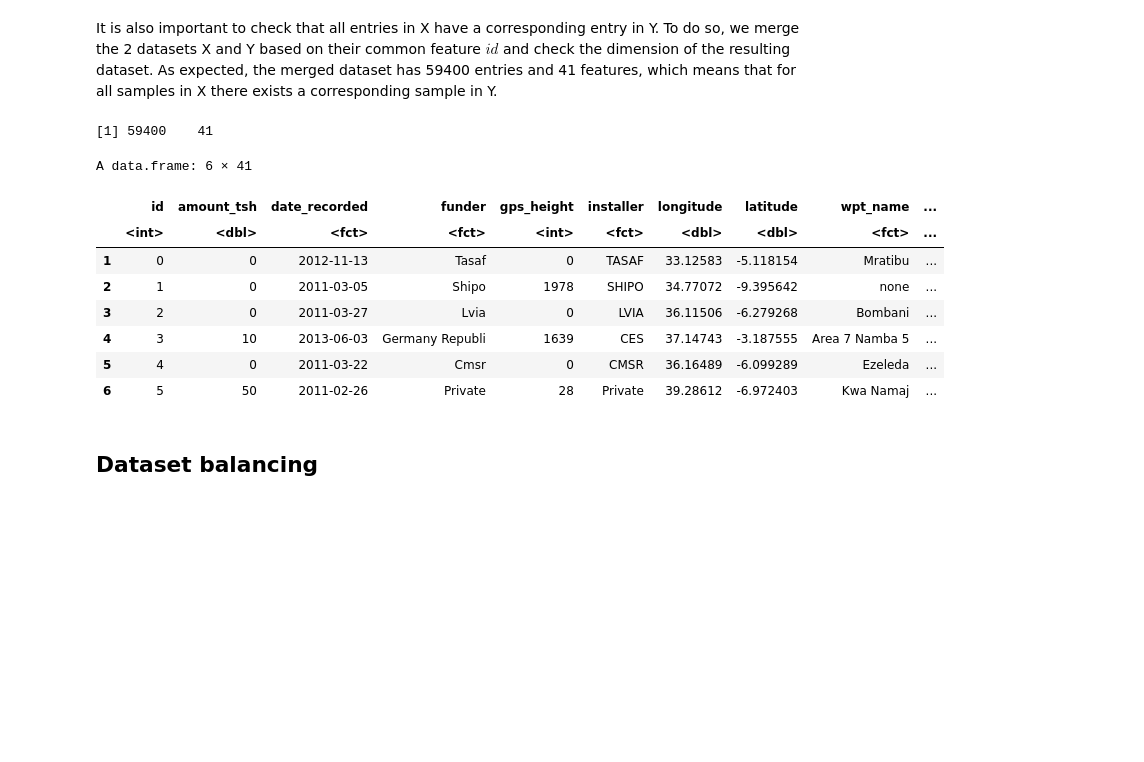
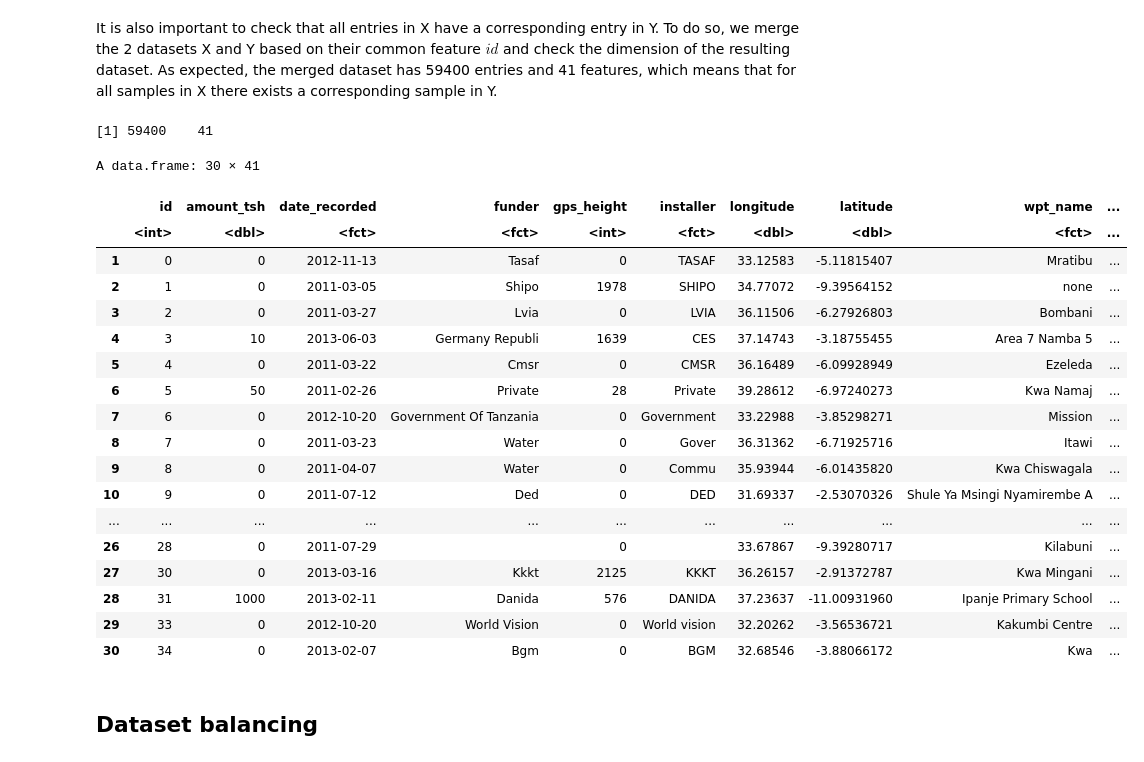
Before and after one commit to miromatagne/Driven-Data-Competition, a Jupyter notebook: ReportTemplate.ipynb, the cells around one changed output. Drawn from its saved outputs; the diff is of its cells as text; code cells hidden in the pictures; blank space fills up the shorter version.

```diff
--- a/ReportTemplate.ipynb
+++ b/ReportTemplate.ipynb
@@ -112,19 +112,29 @@ It is also important to check that all entries in X have a corresponding entry i
 # %%
 data <- merge(X,Y)
 dim(data)
-head(data)
+head(data,30)
 demo_data <- data
 # %% [output]
 [1] 59400    41
-A data.frame: 6 × 41
+A data.frame: 30 × 41
 |  | id | amount_tsh | date_recorded | funder | gps_height | installer | longitude | latitude | wpt_name | ... |
 |  | <int> | <dbl> | <fct> | <fct> | <int> | <fct> | <dbl> | <dbl> | <fct> | ... |
-| 1 | 0 | 0 | 2012-11-13 | Tasaf | 0 | TASAF | 33.12583 | -5.118154 | Mratibu | ... |
-| 2 | 1 | 0 | 2011-03-05 | Shipo | 1978 | SHIPO | 34.77072 | -9.395642 | none | ... |
-| 3 | 2 | 0 | 2011-03-27 | Lvia | 0 | LVIA | 36.11506 | -6.279268 | Bombani | ... |
-| 4 | 3 | 10 | 2013-06-03 | Germany Republi | 1639 | CES | 37.14743 | -3.187555 | Area 7 Namba 5 | ... |
-| 5 | 4 | 0 | 2011-03-22 | Cmsr | 0 | CMSR | 36.16489 | -6.099289 | Ezeleda | ... |
-| 6 | 5 | 50 | 2011-02-26 | Private | 28 | Private | 39.28612 | -6.972403 | Kwa Namaj | ... |
+| 1 | 0 | 0 | 2012-11-13 | Tasaf | 0 | TASAF | 33.12583 | -5.11815407 | Mratibu | ... |
+| 2 | 1 | 0 | 2011-03-05 | Shipo | 1978 | SHIPO | 34.77072 | -9.39564152 | none | ... |
+| 3 | 2 | 0 | 2011-03-27 | Lvia | 0 | LVIA | 36.11506 | -6.27926803 | Bombani | ... |
+| 4 | 3 | 10 | 2013-06-03 | Germany Republi | 1639 | CES | 37.14743 | -3.18755455 | Area 7 Namba 5 | ... |
+| 5 | 4 | 0 | 2011-03-22 | Cmsr | 0 | CMSR | 36.16489 | -6.09928949 | Ezeleda | ... |
+| 6 | 5 | 50 | 2011-02-26 | Private | 28 | Private | 39.28612 | -6.97240273 | Kwa Namaj | ... |
+| 7 | 6 | 0 | 2012-10-20 | Government Of Tanzania | 0 | Government | 33.22988 | -3.85298271 | Mission | ... |
+| 8 | 7 | 0 | 2011-03-23 | Water | 0 | Gover | 36.31362 | -6.71925716 | Itawi | ... |
+| 9 | 8 | 0 | 2011-04-07 | Water | 0 | Commu | 35.93944 | -6.01435820 | Kwa Chiswagala | ... |
+| 10 | 9 | 0 | 2011-07-12 | Ded | 0 | DED | 31.69337 | -2.53070326 | Shule Ya Msingi Nyamirembe A | ... |
+| ... | ... | ... | ... | ... | ... | ... | ... | ... | ... | ... |
+| 26 | 28 | 0 | 2011-07-29 |  | 0 |  | 33.67867 | -9.39280717 | Kilabuni | ... |
+| 27 | 30 | 0 | 2013-03-16 | Kkkt | 2125 | KKKT | 36.26157 | -2.91372787 | Kwa Mingani | ... |
+| 28 | 31 | 1000 | 2013-02-11 | Danida | 576 | DANIDA | 37.23637 | -11.00931960 | Ipanje Primary School | ... |
+| 29 | 33 | 0 | 2012-10-20 | World Vision | 0 | World vision | 32.20262 | -3.56536721 | Kakumbi Centre | ... |
+| 30 | 34 | 0 | 2013-02-07 | Bgm | 0 | BGM | 32.68546 | -3.88066172 | Kwa | ... |
 # %% [markdown]
 ## Dataset balancing
 # %% [markdown]
```
Also changed, not shown: parts of 14 cells of this notebook, 2 other files.
